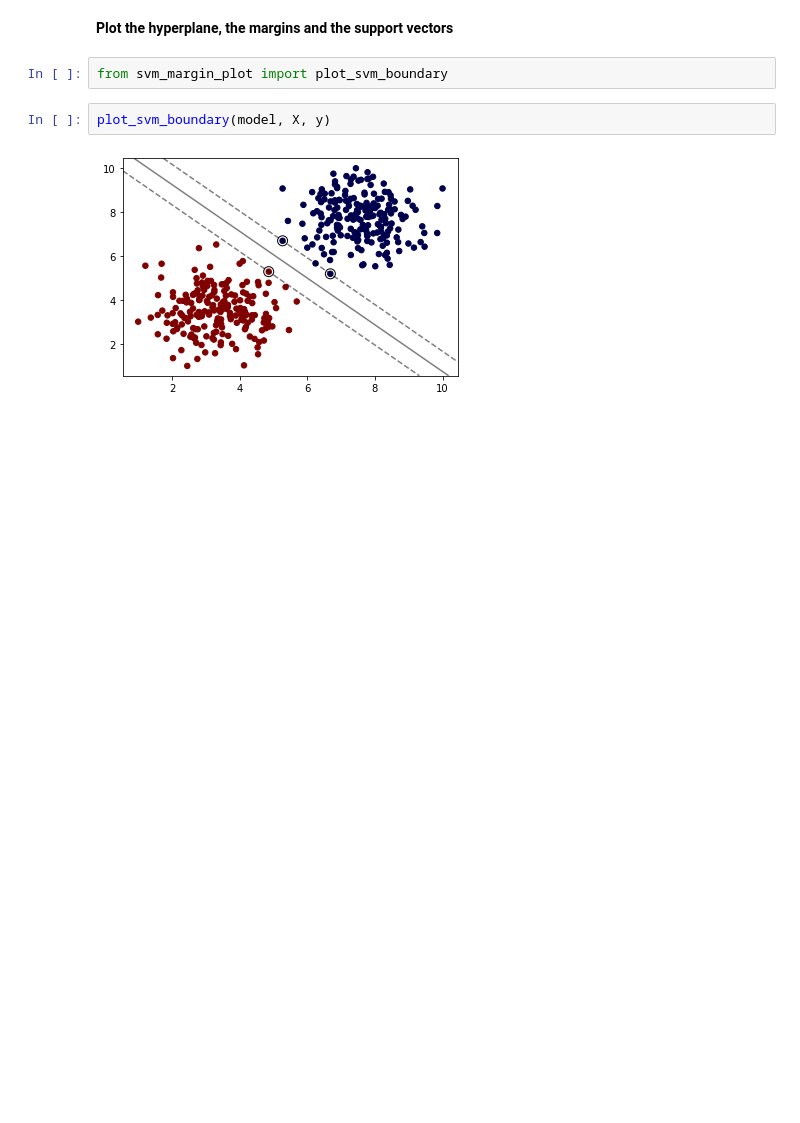
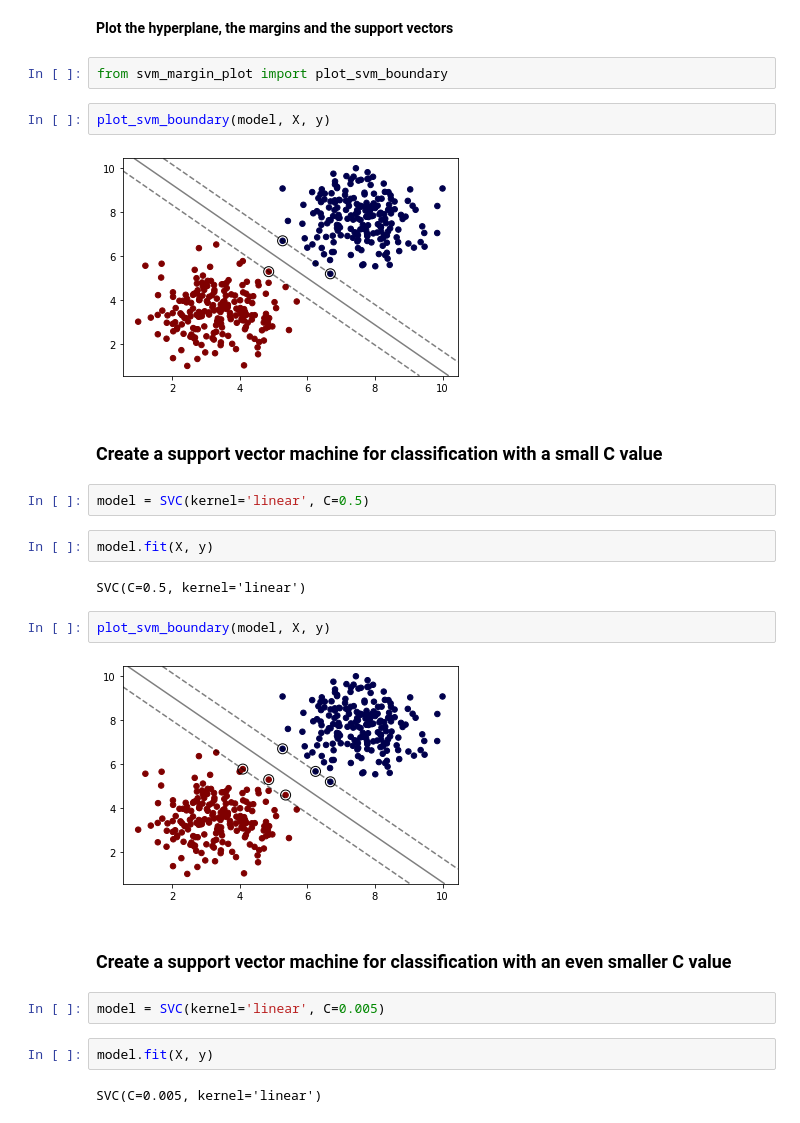
Before and after one commit to Gabrielle-Ribeiro/machine-learning-studies, a Jupyter notebook: support vector machine/Support Vector Machines - Classification.ipynb, the cells around one changed output. Saved outputs shown, nothing was run; the diff lists cells and outputs as text; blank space fills up the shorter version.

```diff
--- a/support vector machine/Support Vector Machines - Classification.ipynb
+++ b/support vector machine/Support Vector Machines - Classification.ipynb
@@ -51,3 +51,23 @@ from svm_margin_plot import plot_svm_boundary
 plot_svm_boundary(model, X, y)
 # %% [output]
 [figure]
+# %% [markdown]
+### Create a support vector machine for classification with a small C value
+# %%
+model = SVC(kernel='linear', C=0.5)
+# %%
+model.fit(X, y)
+# %% [output]
+SVC(C=0.5, kernel='linear')
+# %%
+plot_svm_boundary(model, X, y)
+# %% [output]
+[figure, added]
+# %% [markdown]
+### Create a support vector machine for classification with an even smaller C value
+# %%
+model = SVC(kernel='linear', C=0.005)
+# %%
+model.fit(X, y)
+# %% [output]
+SVC(C=0.005, kernel='linear')
```
Also changed, not shown: parts of 27 cells of this notebook.
